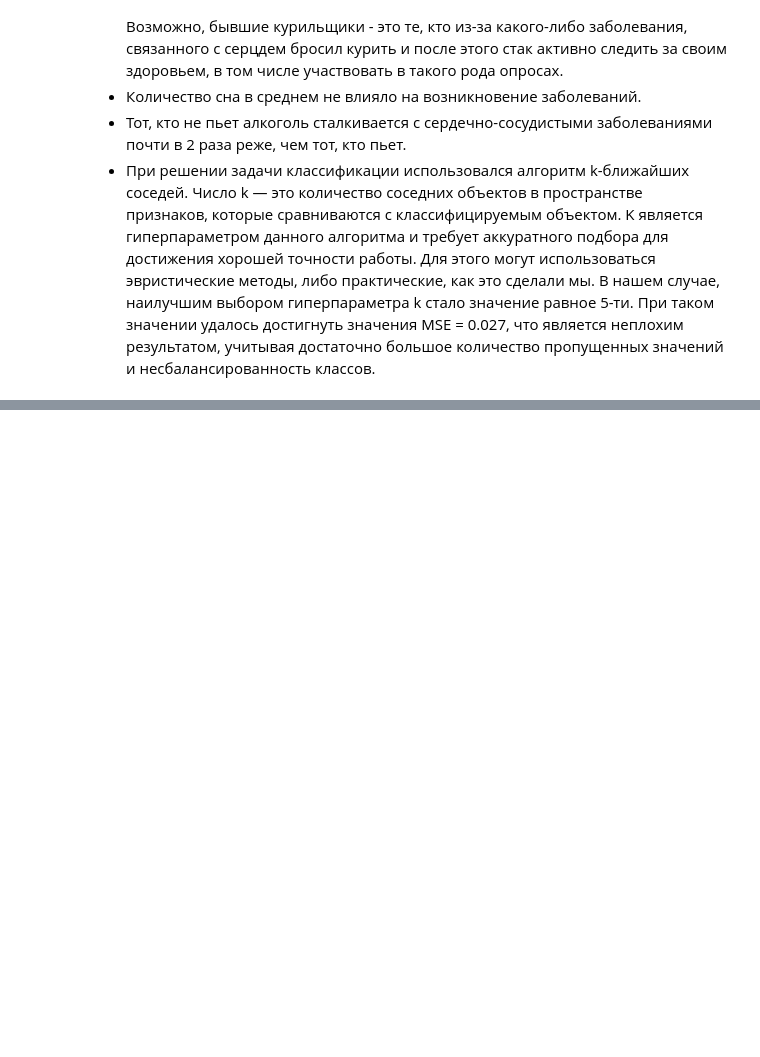
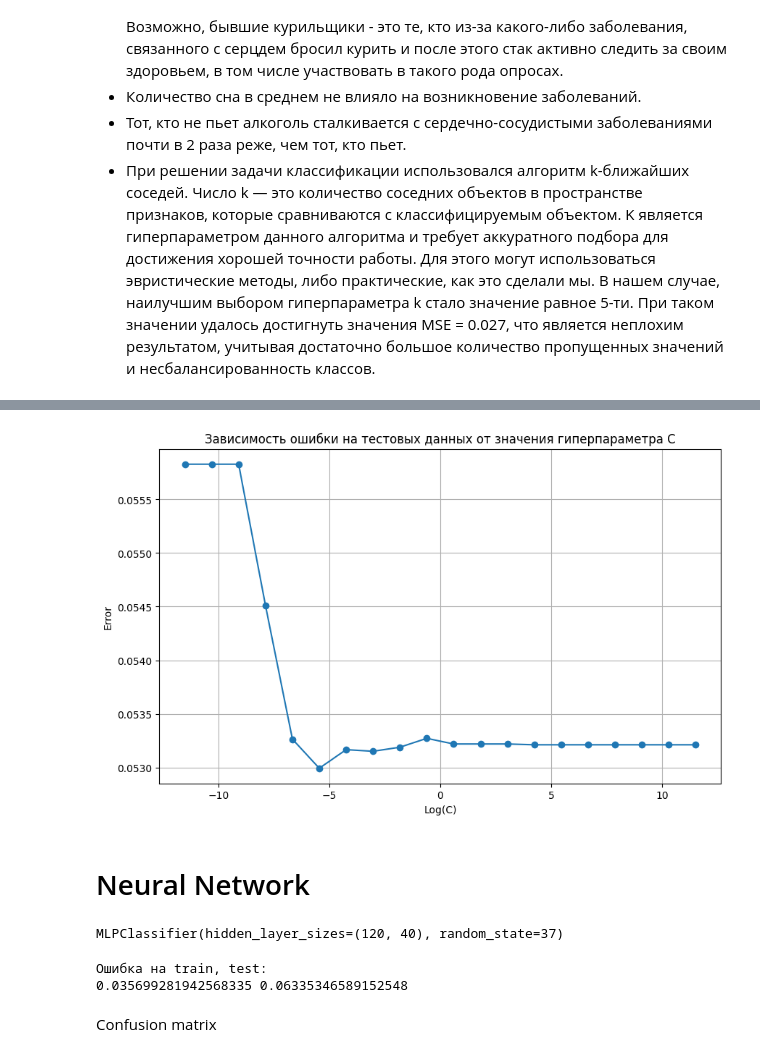
Before and after one commit to Artifeex/MachineLearning, a Jupyter notebook: ML_HOMEWORK.ipynb, the cells around one changed output, grey strips where cells are left out. Drawn from its saved outputs; the diff is of its cells as text; code cells hidden in the pictures; blank space fills up the shorter version.

```diff
--- a/ML_HOMEWORK.ipynb
+++ b/ML_HOMEWORK.ipynb
@@ -498,6 +512,6 @@ memory usage: 219.2 MB
 # %%
 y = data['HadHeartAttack_Yes'] # сохраняем данные о метках в отдельный вектор
 X = data # отбрасываем его из наших признаков
-X.drop('HadHeartAttack_Yes', axis=1)
+X = X.drop('HadHeartAttack_Yes', axis=1)
 from sklearn.model_selection import train_test_split
-X_train, X_test, y_train, y_test = train_test_split(X, y, test_size = 0.2, random_state = 37)
+X_train, X_test, y_train, y_test = train_test_split(X, y, test_size = 0.3, random_state = 37, shuffle=True)
@@ -571,0 +602,10 @@ acc_train, mse_train
+# %%
+# n_jobs = -1 для обучения модели на всех ядрах
+logreg_model = LogisticRegression(n_jobs=-1)
+# 20 значений в интервале от 10^(-5) до 10^5
+param_grid = {'C': np.logspace(-5, 5, 20)}
+# logreg_mode - модель, для которой ищем оптимальное значение параметров
+# param_grid - сетка значений для гиперпараметра C
+grid_search = GridSearchCV(logreg_model, param_grid, n_jobs=-1)
+# Обучение модели
+grid_search.fit(X_train, y_train)
@@ -571,0 +626,4 @@ acc_train, mse_train
+# %%
+# обучаем модель с оптимлаьным значением гиперпараметра
+opt_logreg_model = LogisticRegression(C=grid_search.best_params_['C'])
+opt_logreg_model.fit(X_train, y_train)
@@ -571,0 +648,8 @@ acc_train, mse_train
+# %%
+errors_array = []
+for c in param_grid['C']:
+  model = LogisticRegression(C = c)
+  model.fit(X_train, y_train)
+  y_test_predict = model.predict(X_test)
+  current_error = np.mean(y_test != y_test_predict)
+  errors_array.append(current_error)
@@ -571,0 +674,12 @@ acc_train, mse_train
+# %%
+plt.figure(figsize=(10, 6))
+plt.plot(np.log(param_grid['C']), errors_array, marker='o')
+plt.title('Зависимость ошибки на тестовых данных от значения гиперпараметра C')
+plt.xlabel('Log(C)')
+plt.ylabel('Error')
+plt.grid(True)
+plt.show()
+# %% [output]
+[figure, added]
+# %% [markdown]
+# Neural Network
@@ -571,0 +690,18 @@ acc_train, mse_train
+# %%
+# создаем нейронную сеть с 2 скрытыми слоями, в первом 120 нейронов, во втором 40. Функция активации - RELU
+nn_model = MLPClassifier(hidden_layer_sizes = (120,40),
+                          activation = 'relu',
+                          random_state = 37)
+nn_model.fit(X_train, y_train)
+# %% [output]
+MLPClassifier(hidden_layer_sizes=(120, 40), random_state=37)
+# %%
+err_train = np.mean(y_train != nn_model.predict(X_train))
+err_test  = np.mean(y_test  != nn_model.predict(X_test))
+print('Ошибка на train, test: ')
+print(err_train, err_test, end='\n')
+# %% [output]
+Ошибка на train, test:
+0.035699281942568335 0.06335346589152548
+# %% [markdown]
+Confusion matrix
```
Also changed, not shown: parts of 41 cells of this notebook.
